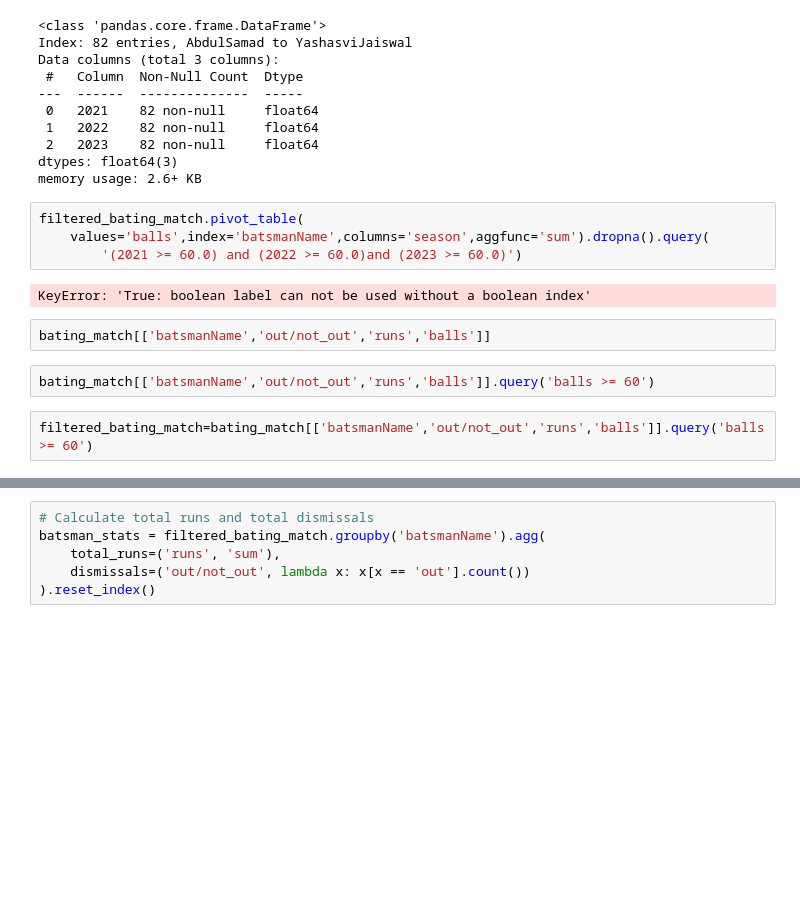
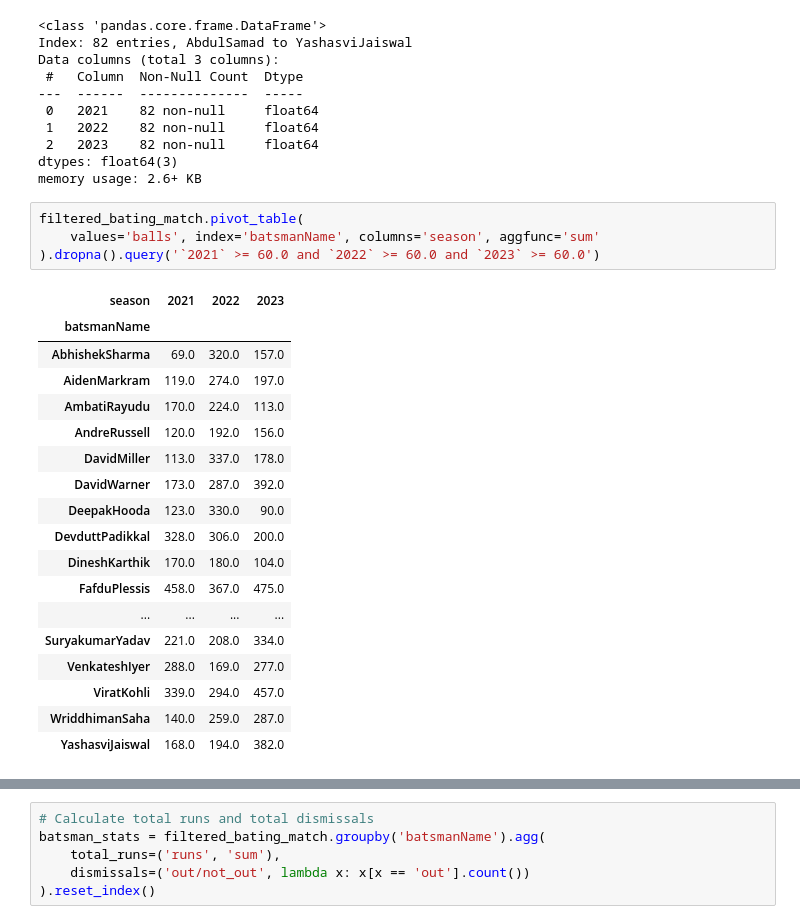
Before and after one commit to sourabhms66/ipl_2024, a Jupyter notebook: codes.ipynb, the cells around one changed output, grey strips where cells are left out. Drawn from its saved outputs; the diff is of its cells as text; blank space fills up the shorter version.

```diff
--- a/codes.ipynb
+++ b/codes.ipynb
@@ -207,13 +207,24 @@ dtypes: float64(3)
 memory usage: 2.6+ KB
 # %%
 filtered_bating_match.pivot_table(
-    values='balls',index='batsmanName',columns='season',aggfunc='sum').dropna().query(
-        '(2021 >= 60.0) and (2022 >= 60.0)and (2023 >= 60.0)')
+    values='balls', index='batsmanName', columns='season', aggfunc='sum'
+).dropna().query('`2021` >= 60.0 and `2022` >= 60.0 and `2023` >= 60.0')
 # %% [output]
-KeyError: 'True: boolean label can not be used without a boolean index'
+| season | 2021 | 2022 | 2023 |
+| batsmanName |  |  |  |
+| AbhishekSharma | 69.0 | 320.0 | 157.0 |
+| AidenMarkram | 119.0 | 274.0 | 197.0 |
+| AmbatiRayudu | 170.0 | 224.0 | 113.0 |
+| AndreRussell | 120.0 | 192.0 | 156.0 |
+| DavidMiller | 113.0 | 337.0 | 178.0 |
+| DavidWarner | 173.0 | 287.0 | 392.0 |
+| DeepakHooda | 123.0 | 330.0 | 90.0 |
+| DevduttPadikkal | 328.0 | 306.0 | 200.0 |
+| DineshKarthik | 170.0 | 180.0 | 104.0 |
+| FafduPlessis | 458.0 | 367.0 | 475.0 |
+| ... | ... | ... | ... |
+| SuryakumarYadav | 221.0 | 208.0 | 334.0 |
+| VenkateshIyer | 288.0 | 169.0 | 277.0 |
+| ViratKohli | 339.0 | 294.0 | 457.0 |
+| WriddhimanSaha | 140.0 | 259.0 | 287.0 |
+| YashasviJaiswal | 168.0 | 194.0 | 382.0 |
-# %%
-bating_match[['batsmanName','out/not_out','runs','balls']]
-# %%
-bating_match[['batsmanName','out/not_out','runs','balls']].query('balls >= 60')
-# %%
-filtered_bating_match=bating_match[['batsmanName','out/not_out','runs','balls']].query('balls >= 60')
```
Also changed, not shown: parts of 10 cells of this notebook.
